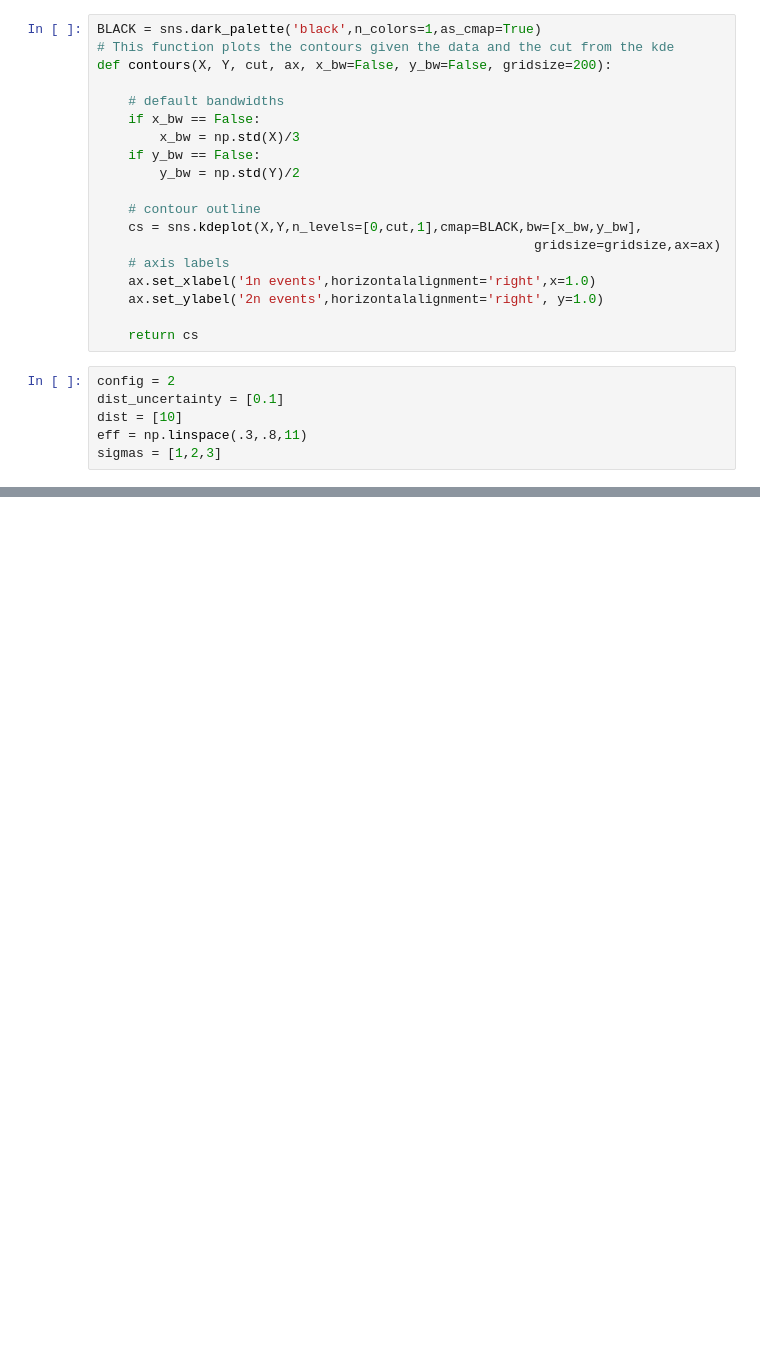
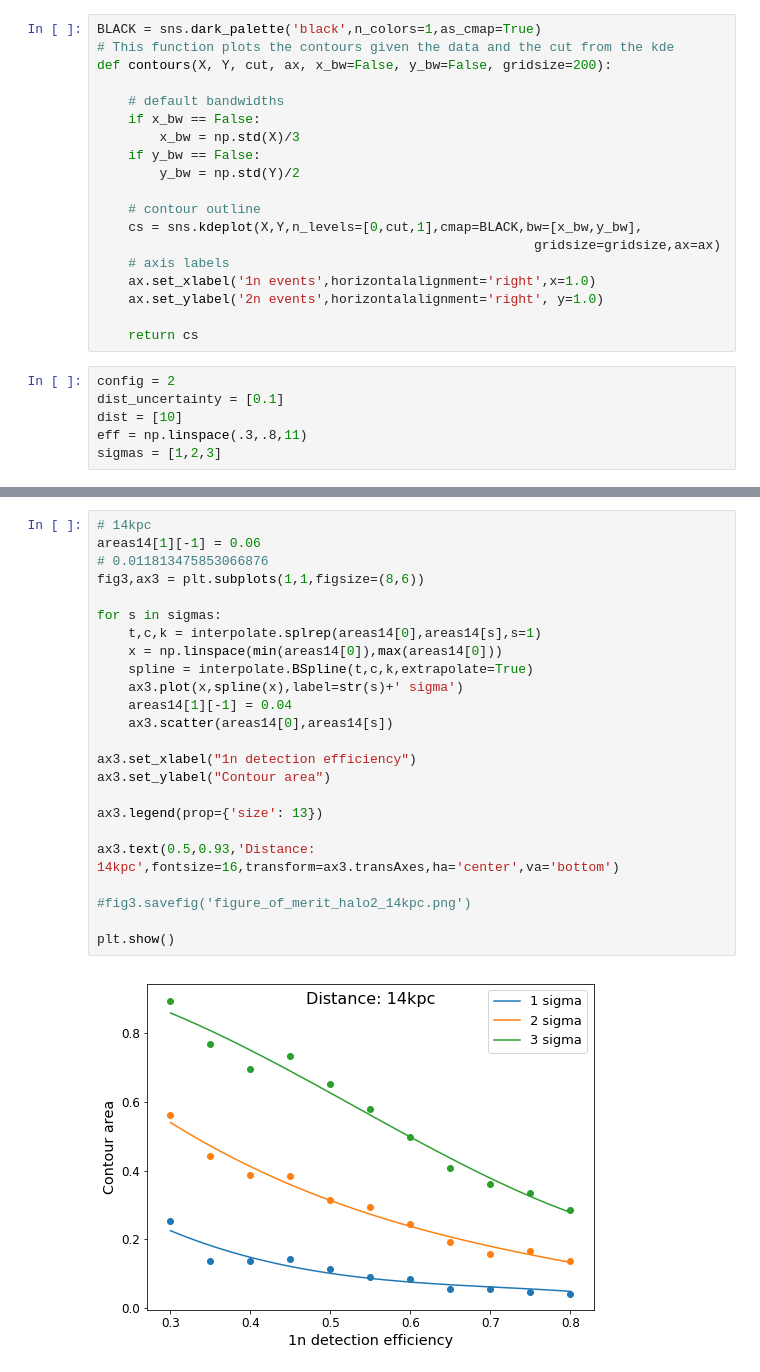
Before and after one commit to jfcrenshaw/halo, a Jupyter notebook: figMerit/figures_for_Clarence.ipynb, the cells around one changed output, grey strips where cells are left out. Cells and saved outputs as stored; diff of their text form; blank space fills up the shorter version.

```diff
--- a/figMerit/figures_for_Clarence.ipynb
+++ b/figMerit/figures_for_Clarence.ipynb
@@ -133,0 +233,26 @@ plt.show()
+# %%
+# 14kpc
+areas14[1][-1] = 0.06
+# 0.011813475853066876
+fig3,ax3 = plt.subplots(1,1,figsize=(8,6))
+
+for s in sigmas:
+    t,c,k = interpolate.splrep(areas14[0],areas14[s],s=1)
+    x = np.linspace(min(areas14[0]),max(areas14[0]))
+    spline = interpolate.BSpline(t,c,k,extrapolate=True)
+    ax3.plot(x,spline(x),label=str(s)+' sigma')
+    areas14[1][-1] = 0.04
+    ax3.scatter(areas14[0],areas14[s])
+
+ax3.set_xlabel("1n detection efficiency")
+ax3.set_ylabel("Contour area")
+
+ax3.legend(prop={'size': 13})
+
+ax3.text(0.5,0.93,'Distance: 14kpc',fontsize=16,transform=ax3.transAxes,ha='center',va='bottom')
+
+#fig3.savefig('figure_of_merit_halo2_14kpc.png')
+
+plt.show()
+# %% [output]
+[figure, added]
```
Also changed, not shown: parts of 7 cells of this notebook, 1 other file.
